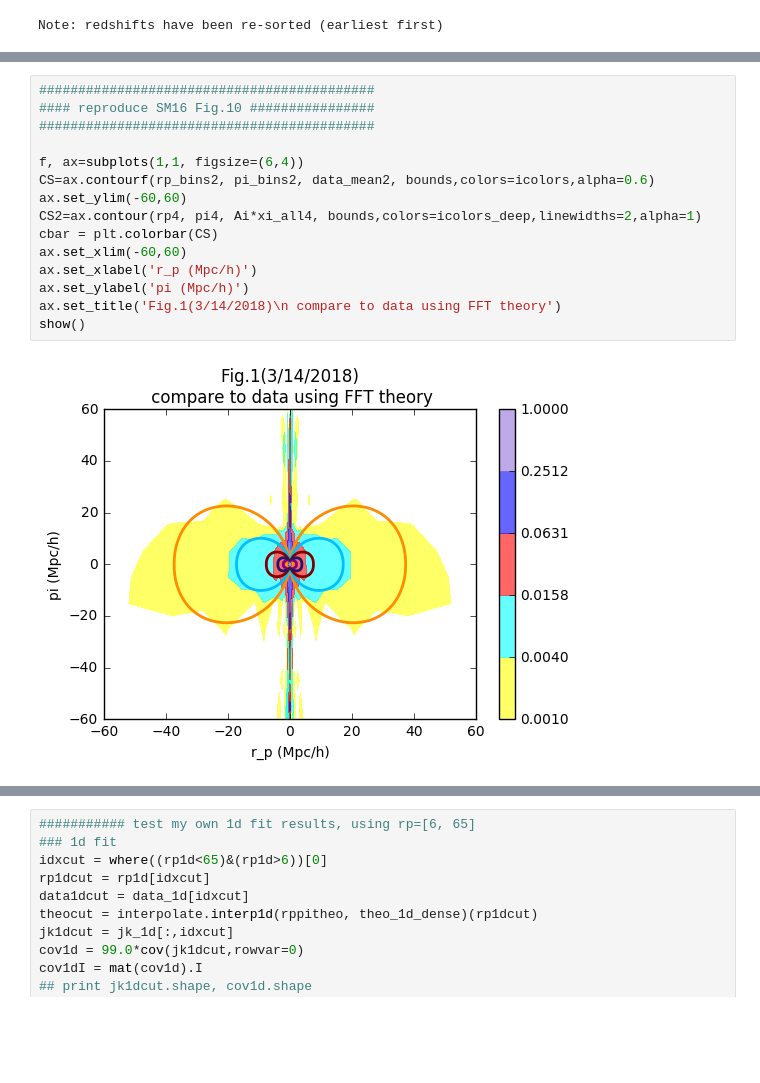
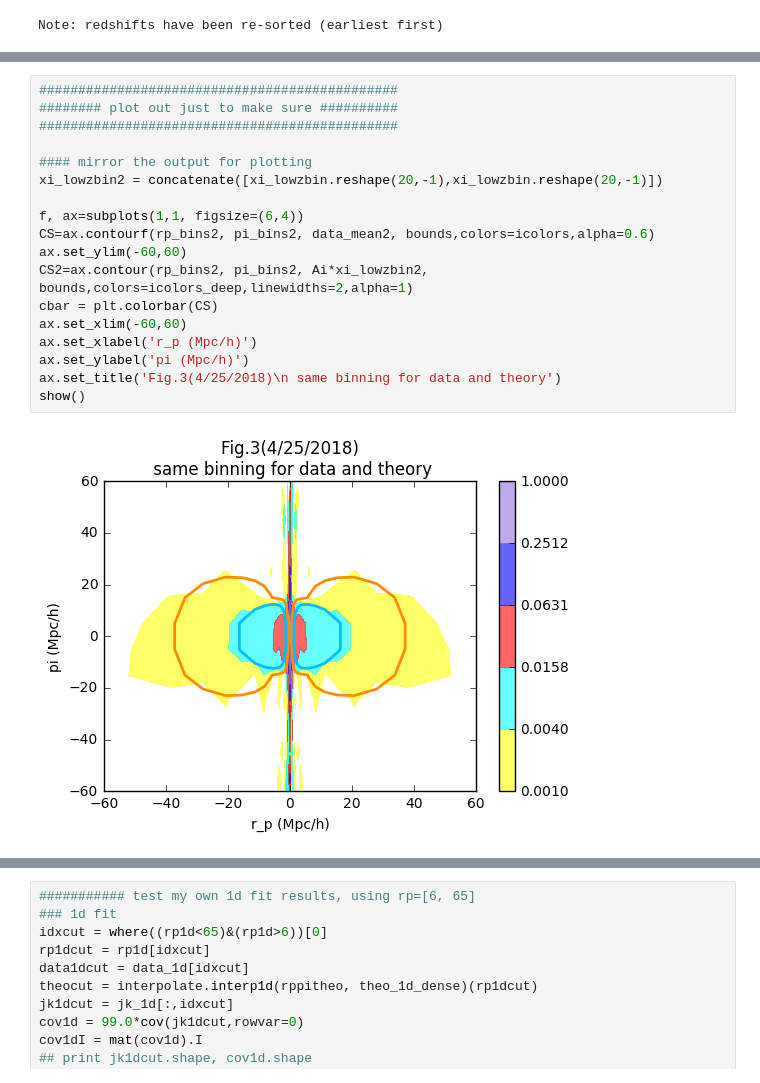
Before and after one commit to liuxx479/gplus, a Jupyter notebook: test_2d_fits.ipynb, the cells around one changed output, grey strips where cells are left out. Cells and saved outputs as stored; diff of their text form; blank space fills up the shorter version.

```diff
--- a/test_2d_fits.ipynb
+++ b/test_2d_fits.ipynb
@@ -167,17 +212,20 @@ rp4, pi4 = meshgrid(linspace(-rpmax,rpmax,2*Nr), linspace(-rpmax,rpmax,2*Nr))
 # %%
-###########################################
-#### reproduce SM16 Fig.10 ################
-###########################################
+##############################################
+######## plot out just to make sure ##########
+##############################################
+
+#### mirror the output for plotting
+xi_lowzbin2 = concatenate([xi_lowzbin.reshape(20,-1),xi_lowzbin.reshape(20,-1)])
 
 f, ax=subplots(1,1, figsize=(6,4))
 CS=ax.contourf(rp_bins2, pi_bins2, data_mean2, bounds,colors=icolors,alpha=0.6)
 ax.set_ylim(-60,60)
-CS2=ax.contour(rp4, pi4, Ai*xi_all4, bounds,colors=icolors_deep,linewidths=2,alpha=1)
+CS2=ax.contour(rp_bins2, pi_bins2, Ai*xi_lowzbin2, bounds,colors=icolors_deep,linewidths=2,alpha=1)
 cbar = plt.colorbar(CS)
 ax.set_xlim(-60,60)
 ax.set_xlabel('r_p (Mpc/h)')
 ax.set_ylabel('pi (Mpc/h)')
-ax.set_title('Fig.1(3/14/2018)\n compare to data using FFT theory')
+ax.set_title('Fig.3(4/25/2018)\n same binning for data and theory')
 show()
 # %% [output]
-[figure, old version]
+[figure, new version]
```
Also changed, not shown: parts of 11 cells of this notebook.
